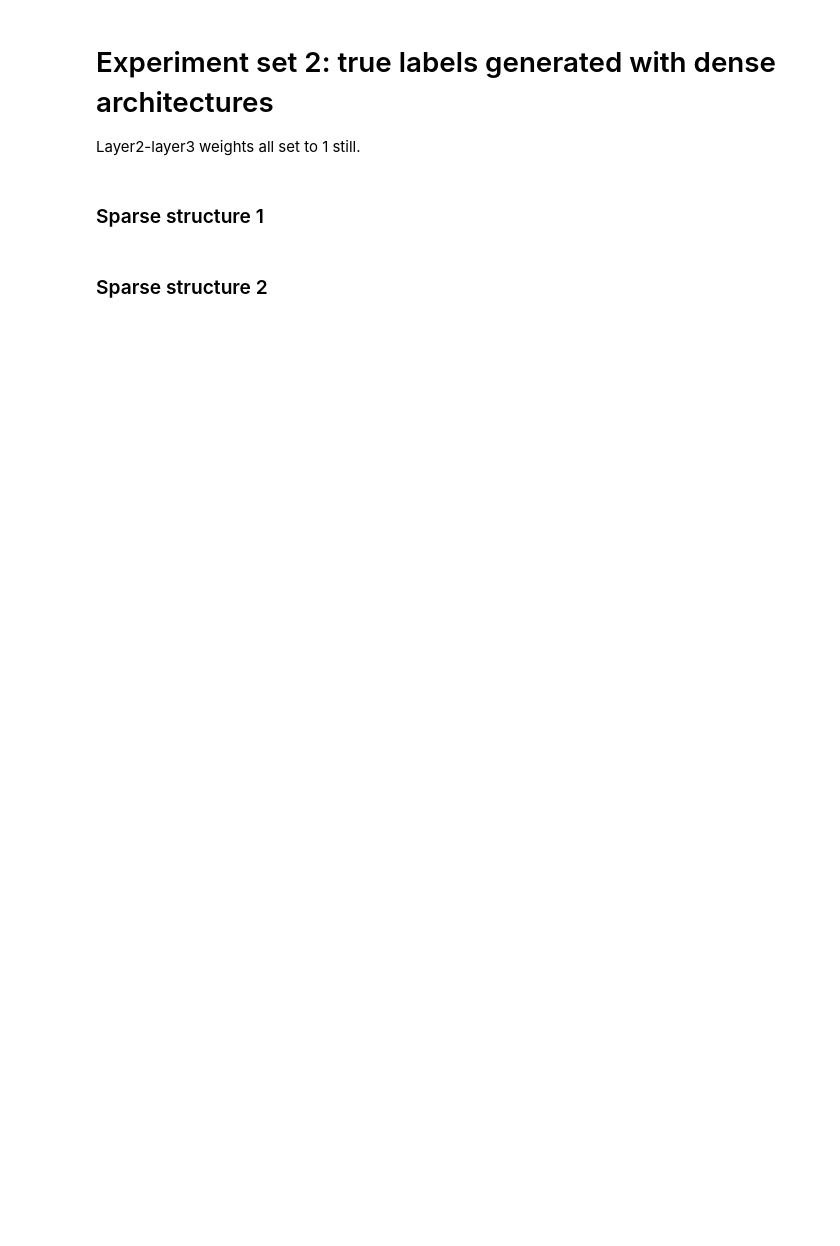
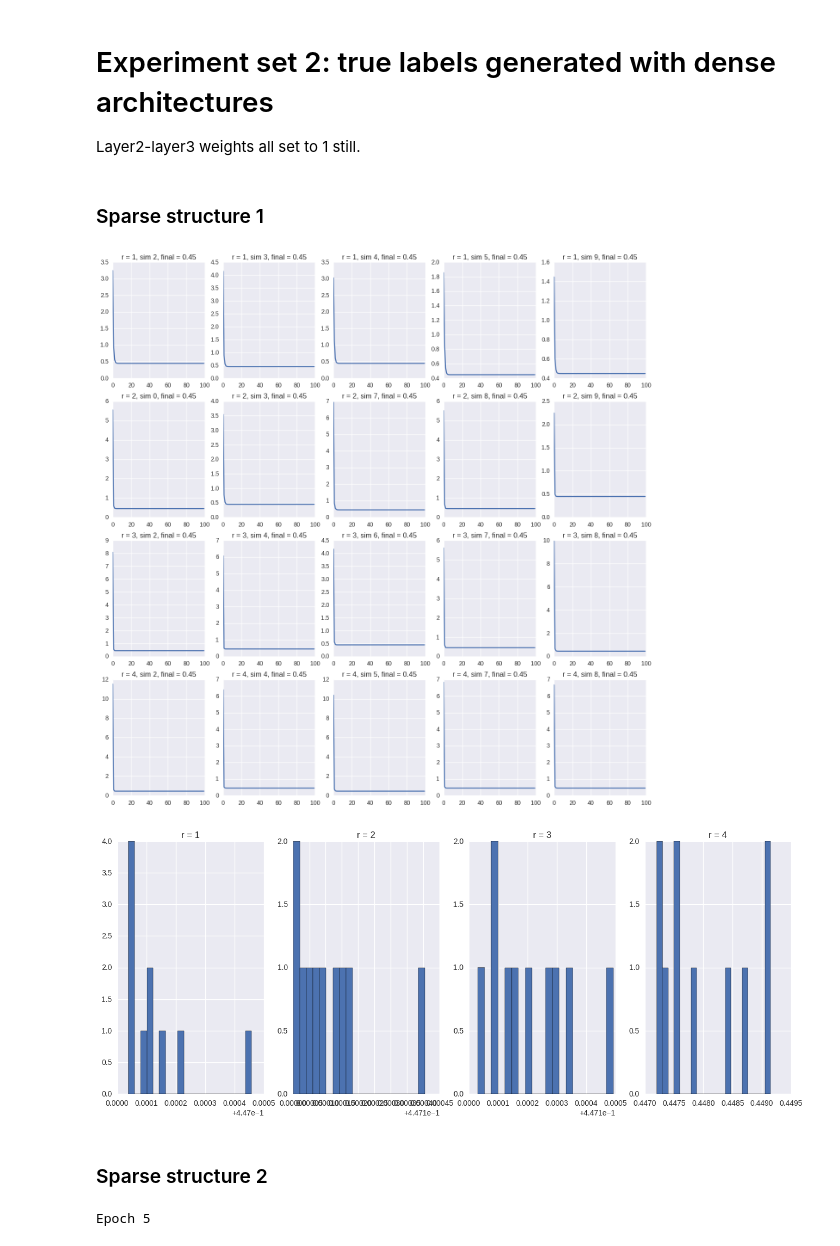
Before and after one commit to jessemzhang/porcupine_neural_networks, a Jupyter notebook: understanding_when_GD_succeeds_sparse.ipynb, the cells around one changed output. Cells and saved outputs as stored; diff of their text form; code cells hidden in the pictures; blank space fills up the shorter version.

```diff
--- a/understanding_when_GD_succeeds_sparse.ipynb
+++ b/understanding_when_GD_succeeds_sparse.ipynb
@@ -280,8 +346,9 @@ Layer2-layer3 weights all set to 1 still.
 np.random.seed(0)
 p = 10
 h = 3
-w = {'weights1':np.random.normal(0,1./np.sqrt(p),[p,h]),
-     'weights2':np.ones([h,1])}
+input_dict = dict(p=p,h=h)
+w_true = {'weights1':np.random.normal(0,1./np.sqrt(p),[p,h]),
+          'weights2':np.ones([h,1])}
 
 N = 10000
 X = dl_utils.generate_X(N,0,input_dict,cov_is_eye=True,seed=seed)
@@ -309,7 +376,7 @@ for i,r in enumerate(list_r):
         input_dict = dict(p=p,h=h)
 
         seed = (r-1)*num_sims+t
-        savedir = '%ssparse_structure_1_denselabels/initialization_r%s/'%(maindir,r)
+        savedir = '%ssparse_structure_1_p%s_denselabels/initialization_%s_r%s/'%(maindir,p,t,r)
 
         # initialize weights to have desired sparsity structure
         w_init,M = generate_sparse_w_1(p,r,seed=seed)
@@ -318,24 +385,40 @@ for i,r in enumerate(list_r):
         tf.reset_default_graph()
         with tf.device("/gpu:%s"%(gpu_id)):
             graph = graph_builder_wrapper_sparse(input_dict,M,build_func=build_func)
-            out = dl_utils.train(X,Y,graph,num_epochs,batch_size,w_true,w_init,savedir=savedir)
-
-    #     # If weights exist already, load useful information
-    #     _,final_train_loss,final_w_gap = dl_utils.get_train_out(X,Y,w_true,input_dict,
-    #                                                                 savedir,build_func)
-    #     initial_w_gap = dl_utils.compute_w_gap(w_true,w_init)
-    #     out = ['','','','',initial_w_gap,final_train_loss,final_w_gap]
+            out = dl_utils.train(X,Y,graph,num_epochs,batch_size,w_init,w_init,savedir=savedir)
 
         # Save useful information
         outputs[r].append(out)
 
-pickle.dump(outputs,file('%ssparse_structure_1_denselabels/outputs.pickle'%(maindir),'wb'))
+pickle.dump(outputs,file('%ssparse_structure_1_p%s_denselabels/outputs.pickle'%(maindir,p),'wb'))
+# %%
+outputs = pickle.load(file('%ssparse_structure_1_p%s_denselabels/outputs.pickle'%(maindir,p)))
+
+# First look at some random training curves to make sure we've converged
+plt.figure(figsize=(16,16))
+ind = 1
+for i in list_r:
+    for j in np.sort(np.random.choice(range(num_attempts),5,replace=False)):
+        plt.subplot(len(list_r),5,ind)
+        plt.plot(outputs[i][j][0])
+        plt.title('r = %s, sim %s, final = %.2f'%(i,j,outputs[i][j][0][-1]))
+        ind += 1
+
+plt.figure(figsize=(16,6))
+for i,r in enumerate(list_r):
+    plt.subplot(1,len(list_r),i+1)
+    final_losses = np.array([outputs[r][i][-2] for i in range(num_attempts)])
+    plt.hist(final_losses,bins=20)
+    plt.title('r = %s'%(r))
+# %% [output]
+[figure, added]
+[figure, added]
 # %% [markdown]
 ### Sparse structure 2
 # %%
 # Case where h < p
 
-num_attempts = 10 # different initializations may have different performance, so try a few
+num_attempts = 100 # different initializations may have different performance, so try a few
 
 # Network parameters
 num_epochs = 100
@@ -353,11 +436,10 @@ for i,s in enumerate(list_s):
 
     for t in range(num_attempts):
 
-        h = p*r  # number of neurons
         input_dict = dict(p=p,h=h)
 
-        seed = (r-1)*num_sims+t
-        savedir = '%ssparse_structure_2_denselabels_pgh/initialization_r%s/'%(maindir,r)
+        seed = (s-1)*num_sims+t
+        savedir = '%ssparse_structure_2_p%s_h%s_denselabels/initialization_%s_s%s/'%(maindir,p,h,t,s)
 
         # initialize weights to have desired sparsity structure
         w_init,M = generate_sparse_w_2(p,s,h,seed=seed+1,maskseed=seed)
@@ -366,15 +448,11 @@ for i,s in enumerate(list_s):
         tf.reset_default_graph()
         with tf.device("/gpu:%s"%(gpu_id)):
             graph = graph_builder_wrapper_sparse(input_dict,M,build_func=build_func)
-            out = dl_utils.train(X,Y,graph,num_epochs,batch_size,w_true,w_init,savedir=savedir)
-
-    #     # If weights exist already, load useful information
-    #     _,final_train_loss,final_w_gap = dl_utils.get_train_out(X,Y,w_true,input_dict,
-    #                                                                 savedir,build_func)
-    #     initial_w_gap = dl_utils.compute_w_gap(w_true,w_init)
-    #     out = ['','','','',initial_w_gap,final_train_loss,final_w_gap]
+            out = dl_utils.train(X,Y,graph,num_epochs,batch_size,w_init,w_init,savedir=savedir)
 
         # Save useful information
-        outputs[r].append(out)
+        outputs[s].append(out)
 
-pickle.dump(outputs,file('%ssparse_structure_2_denselabels_pgh/outputs.pickle'%(maindir),'wb'))
+pickle.dump(outputs,file('%ssparse_structure_2_p%s_h%s_denselabels/outputs.pickle'%(maindir,p,h),'wb'))
+# %% [output]
+Epoch 5
```
Also changed, not shown: parts of 11 cells of this notebook.
